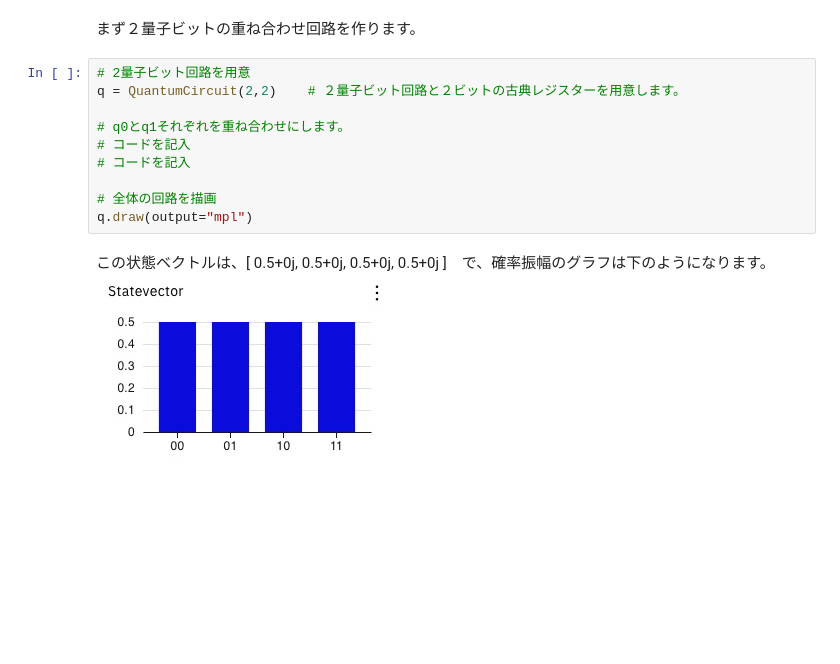
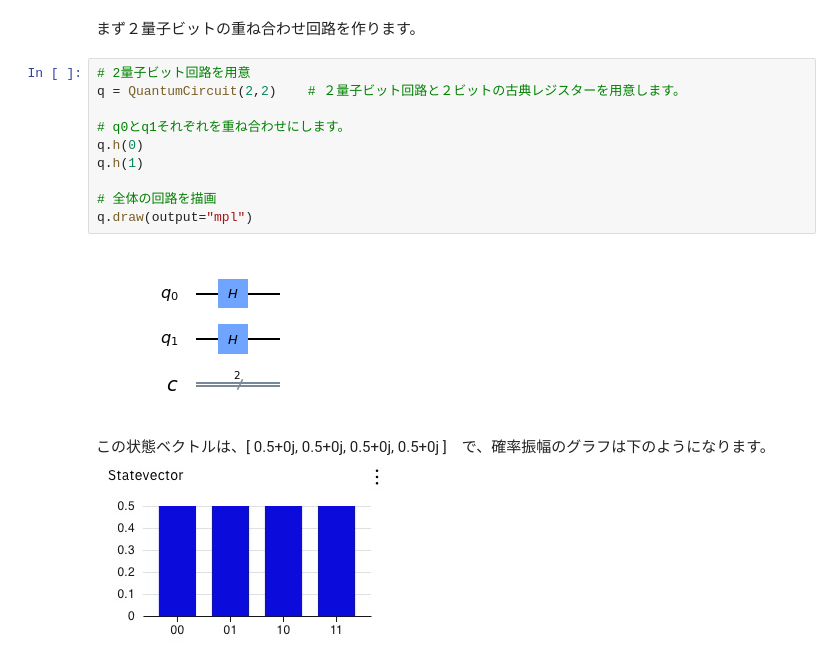
Before and after one commit to veenaiyuri/q-tutorials, a Jupyter notebook: day1/3a.ipynb, the cells around one changed output. Cells and saved outputs as stored; diff of their text form; blank space fills up the shorter version.

```diff
--- a/qiskit-handson/Day1_3.ipynb
+++ b/day1/3a.ipynb
@@ -17,13 +17,15 @@ import matplotlib.pyplot as plt
 # %%
 # 2量子ビット回路を用意
 q = QuantumCircuit(2,2)    # ２量子ビット回路と２ビットの古典レジスターを用意します。
 
 # q0とq1それぞれを重ね合わせにします。
-# コードを記入
-# コードを記入
+q.h(0)
+q.h(1)
 
 # 全体の回路を描画
 q.draw(output="mpl")
+# %% [output]
+[figure, added]
 # %% [markdown]
 この状態ベクトルは、[ 0.5+0j, 0.5+0j, 0.5+0j, 0.5+0j ]　で、確率振幅のグラフは下のようになります。
 ![image.png](attachment:image.png)
```
Also changed, not shown: parts of 5 cells of this notebook, 12 other files.
